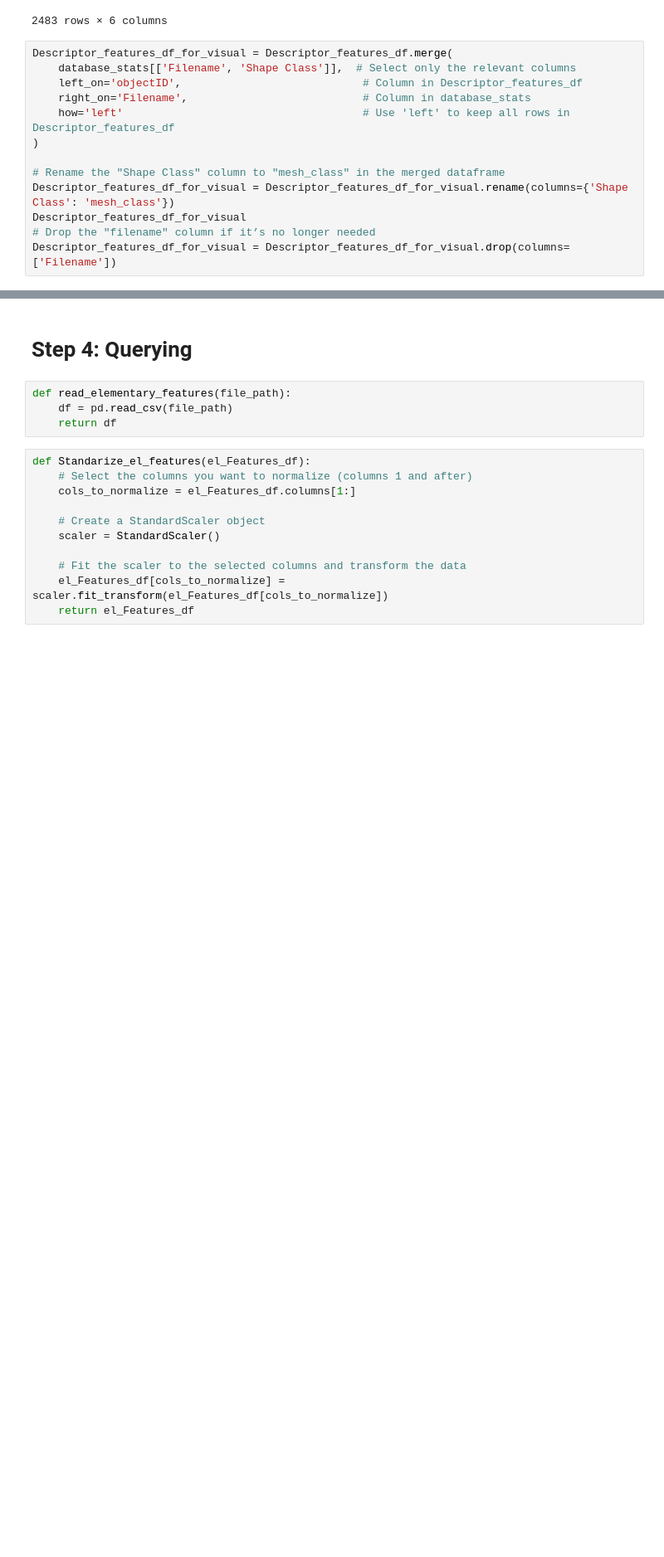
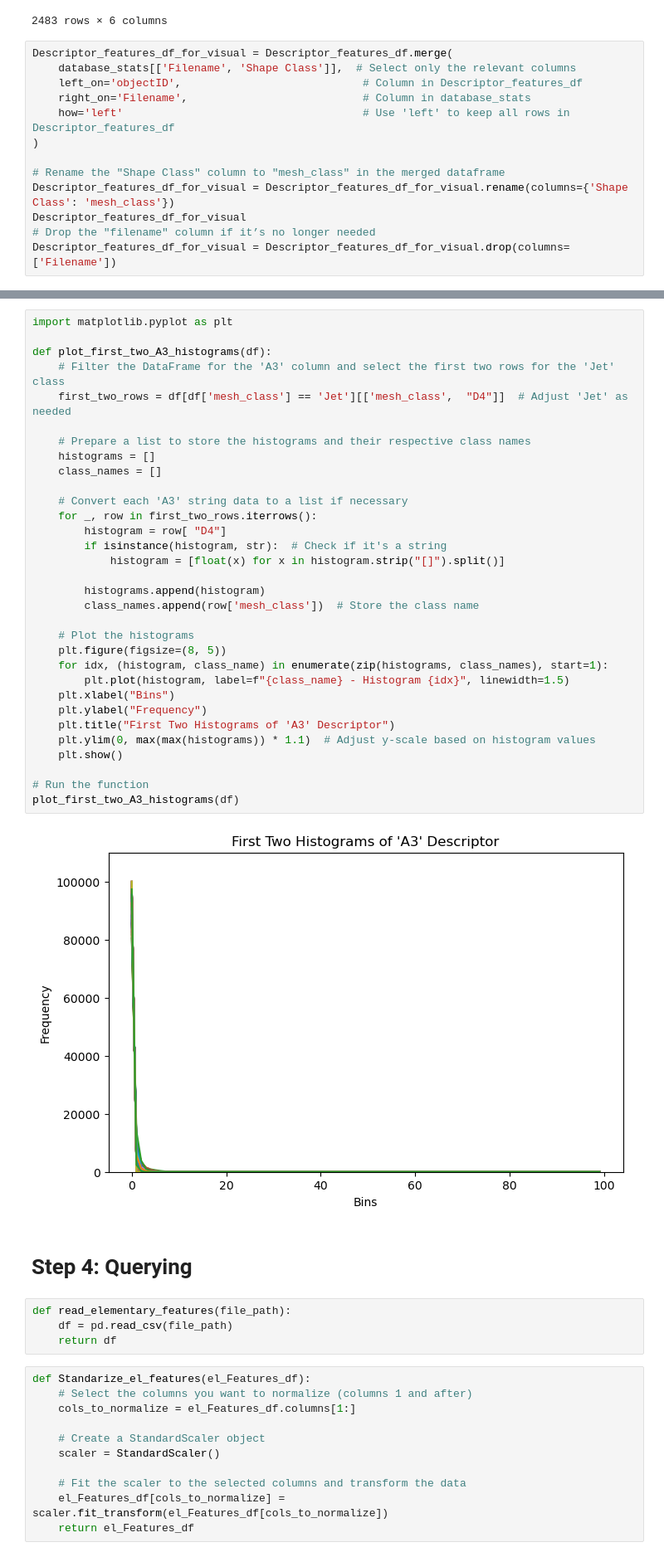
Before and after one commit to ZivHoch/Multimedia-Retrieval, a Jupyter notebook: Final_Version.ipynb, the cells around one changed output, grey strips where cells are left out. Shown at 83% size. Saved outputs shown, nothing was run; the diff lists cells and outputs as text; blank space fills up the shorter version.

```diff
--- a/Final_Version.ipynb
+++ b/Final_Version.ipynb
@@ -1468,3 +1414,37 @@ AttributeError: 'list' object has no attribute 'asType'
+# %%
+import matplotlib.pyplot as plt
+
+def plot_first_two_A3_histograms(df):
+    # Filter the DataFrame for the 'A3' column and select the first two rows for the 'Jet' class
+    first_two_rows = df[df['mesh_class'] == 'Jet'][['mesh_class',  "D4"]]  # Adjust 'Jet' as needed
+
+    # Prepare a list to store the histograms and their respective class names
+    histograms = []
+    class_names = []
+
+    # Convert each 'A3' string data to a list if necessary
+    for _, row in first_two_rows.iterrows():
+        histogram = row[ "D4"]
+        if isinstance(histogram, str):  # Check if it's a string
+            histogram = [float(x) for x in histogram.strip("[]").split()]
+
+        histograms.append(histogram)
+        class_names.append(row['mesh_class'])  # Store the class name
+
+    # Plot the histograms
+    plt.figure(figsize=(8, 5))
+    for idx, (histogram, class_name) in enumerate(zip(histograms, class_names), start=1):
+        plt.plot(histogram, label=f"{class_name} - Histogram {idx}", linewidth=1.5)
+    plt.xlabel("Bins")
+    plt.ylabel("Frequency")
+    plt.title("First Two Histograms of 'A3' Descriptor")
+    plt.ylim(0, max(max(histograms)) * 1.1)  # Adjust y-scale based on histogram values
+    plt.show()
+
+# Run the function
+plot_first_two_A3_histograms(df)
+# %% [output]
+[figure, added]
 # %% [markdown]
 # Step 4: Querying
 # %%
```
Also changed, not shown: parts of 55 cells of this notebook, 2 other files.
